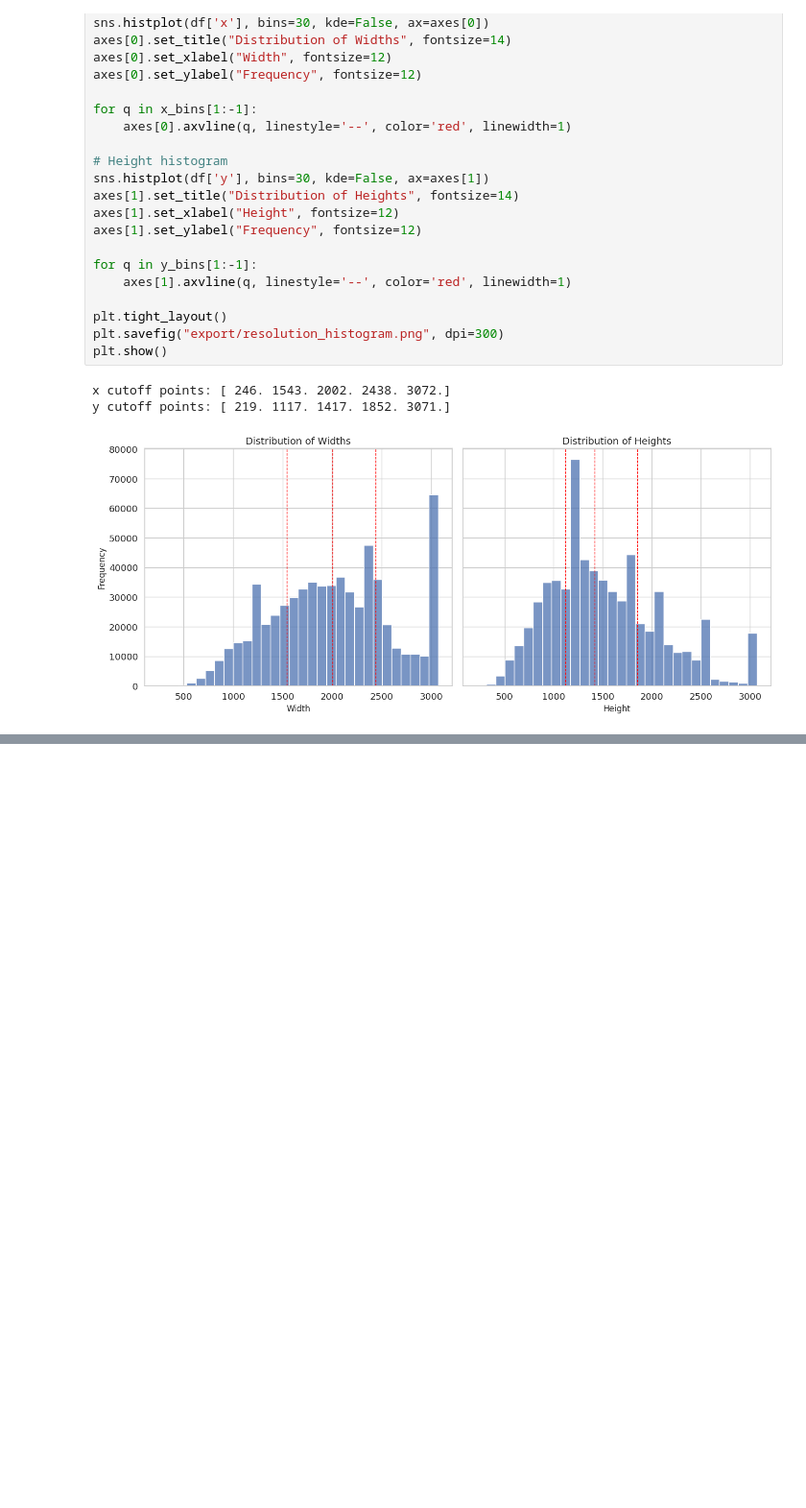
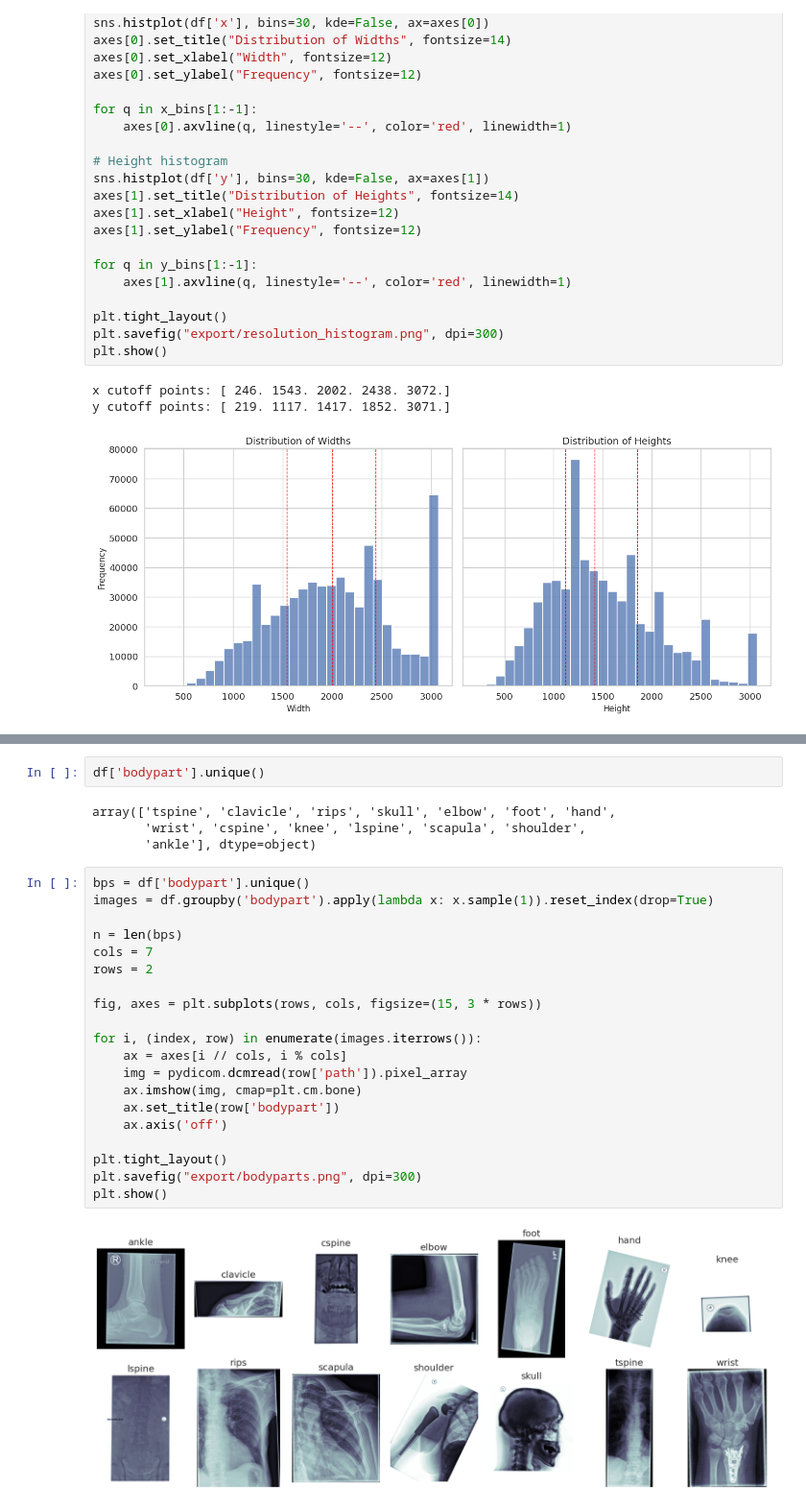
Before and after one commit to niklasbuehler/radiograph-pretraining, a Jupyter notebook: notebooks/Thesis Plots.ipynb, the cells around one changed output, grey strips where cells are left out. Shown: that part at 96% size. Saved outputs shown, nothing was run; the diff lists cells and outputs as text; blank space fills up the shorter version.

Commit message:
Add more plots for thesis

```diff
--- a/notebooks/Thesis Plots.ipynb
+++ b/notebooks/Thesis Plots.ipynb
@@ -91,0 +137,28 @@ y cutoff points: [ 219. 1117. 1417. 1852. 3071.]
+# %%
+df['bodypart'].unique()
+# %% [output]
+array(['tspine', 'clavicle', 'rips', 'skull', 'elbow', 'foot', 'hand',
+       'wrist', 'cspine', 'knee', 'lspine', 'scapula', 'shoulder',
+       'ankle'], dtype=object)
+# %%
+bps = df['bodypart'].unique()
+images = df.groupby('bodypart').apply(lambda x: x.sample(1)).reset_index(drop=True)
+
+n = len(bps)
+cols = 7
+rows = 2
+
+fig, axes = plt.subplots(rows, cols, figsize=(15, 3 * rows))
+
+for i, (index, row) in enumerate(images.iterrows()):
+    ax = axes[i // cols, i % cols]
+    img = pydicom.dcmread(row['path']).pixel_array
+    ax.imshow(img, cmap=plt.cm.bone)
+    ax.set_title(row['bodypart'])
+    ax.axis('off')
+
+plt.tight_layout()
+plt.savefig("export/bodyparts.png", dpi=300)
+plt.show()
+# %% [output]
+[figure, added]
```
Also changed, not shown: parts of 1 cell of this notebook, 3 other files.
